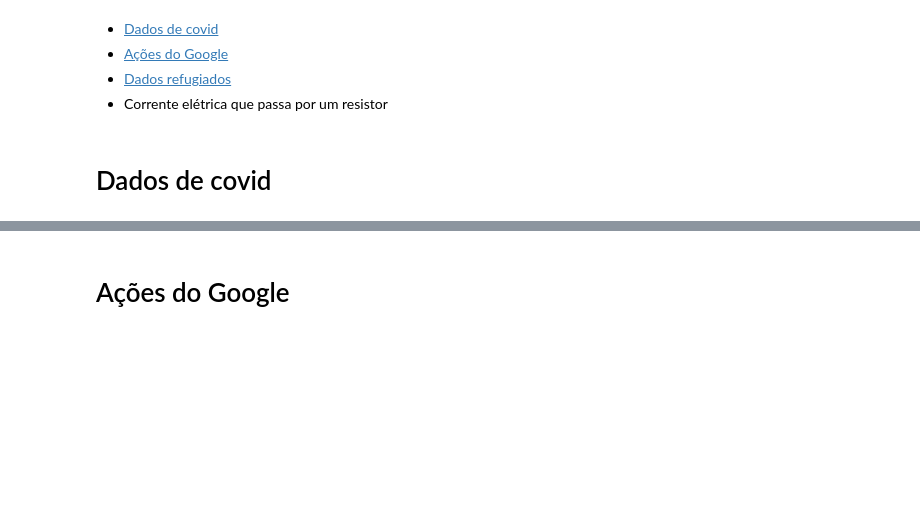
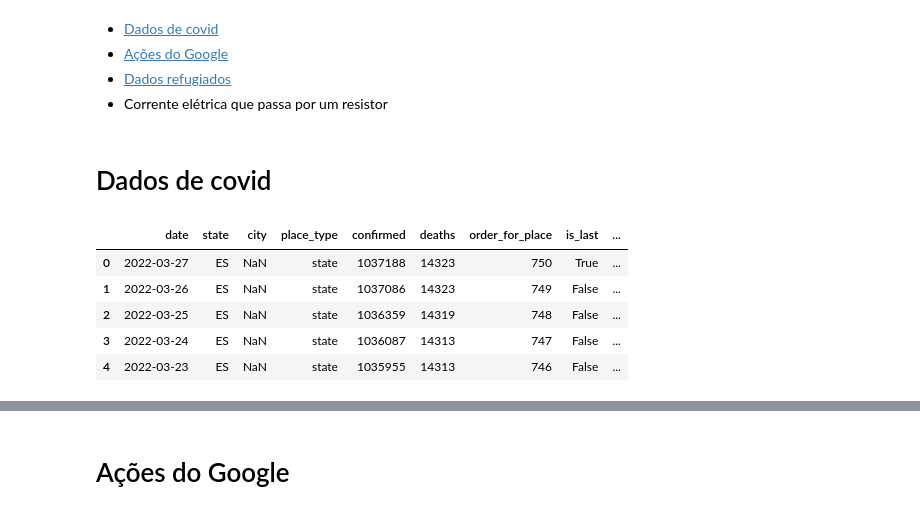
Before and after one commit to ifribeiro/minicurso_webmedia22, a Jupyter notebook: series_temporais.ipynb, the cells around one changed output, grey strips where cells are left out. Saved outputs shown, nothing was run; the diff lists cells and outputs as text; code cells hidden in the pictures; blank space fills up the shorter version.

```diff
--- a/series_temporais.ipynb
+++ b/series_temporais.ipynb
@@ -10,3 +10,13 @@ import matplotlib.pyplot as plt
 plt.style.use("seaborn")
 # %% [markdown]
 # Dados de covid
+# %%
+covid_es = pd.read_csv("datasets/covid_es.csv", parse_dates=["date"])
+covid_es.head()
+# %% [output]
+|  | date | state | city | place_type | confirmed | deaths | order_for_place | is_last | ... |
+| 0 | 2022-03-27 | ES | NaN | state | 1037188 | 14323 | 750 | True | ... |
+| 1 | 2022-03-26 | ES | NaN | state | 1037086 | 14323 | 749 | False | ... |
+| 2 | 2022-03-25 | ES | NaN | state | 1036359 | 14319 | 748 | False | ... |
+| 3 | 2022-03-24 | ES | NaN | state | 1036087 | 14313 | 747 | False | ... |
+| 4 | 2022-03-23 | ES | NaN | state | 1035955 | 14313 | 746 | False | ... |
```
Also changed, not shown: parts of 3 cells of this notebook, 2 other files.
